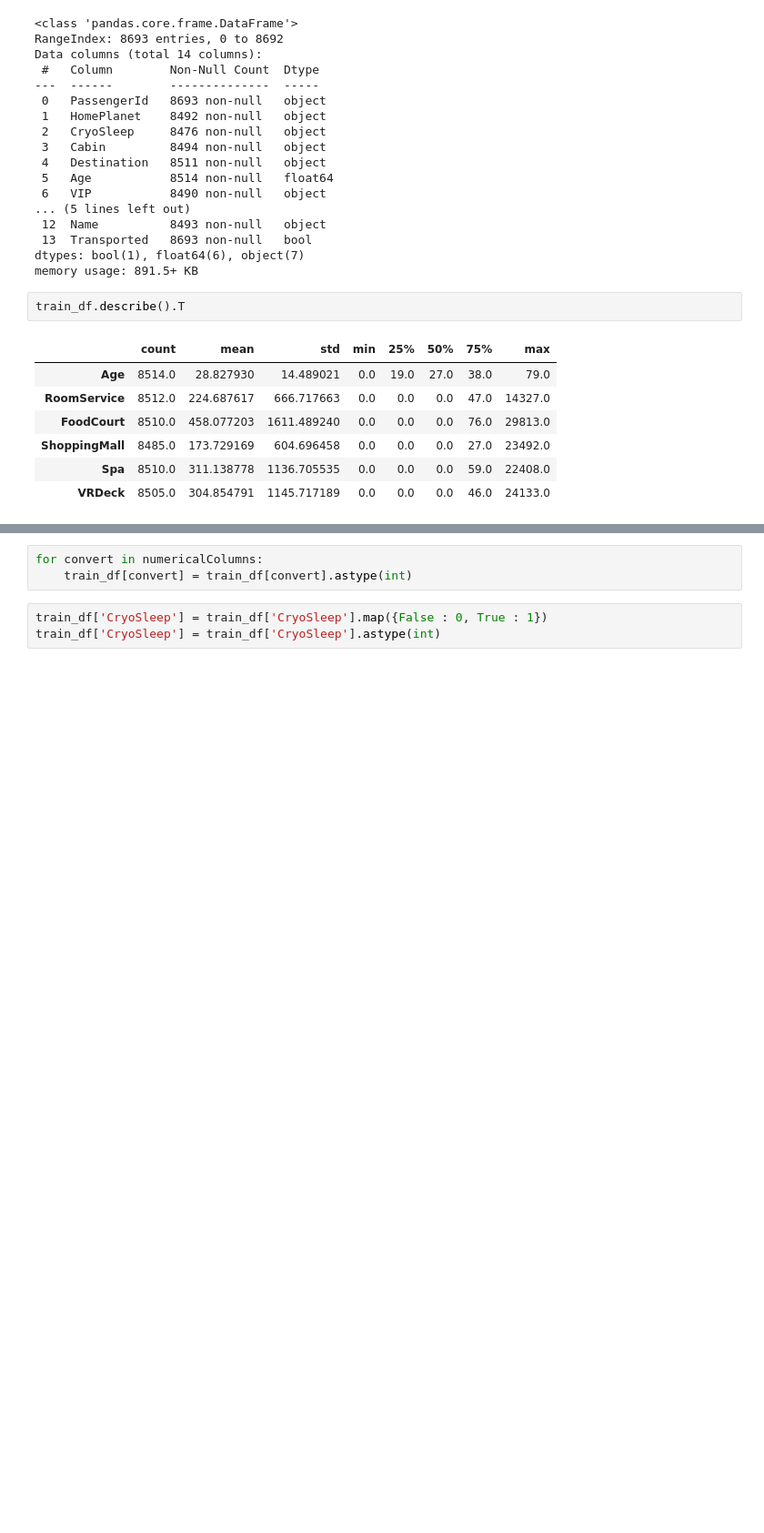
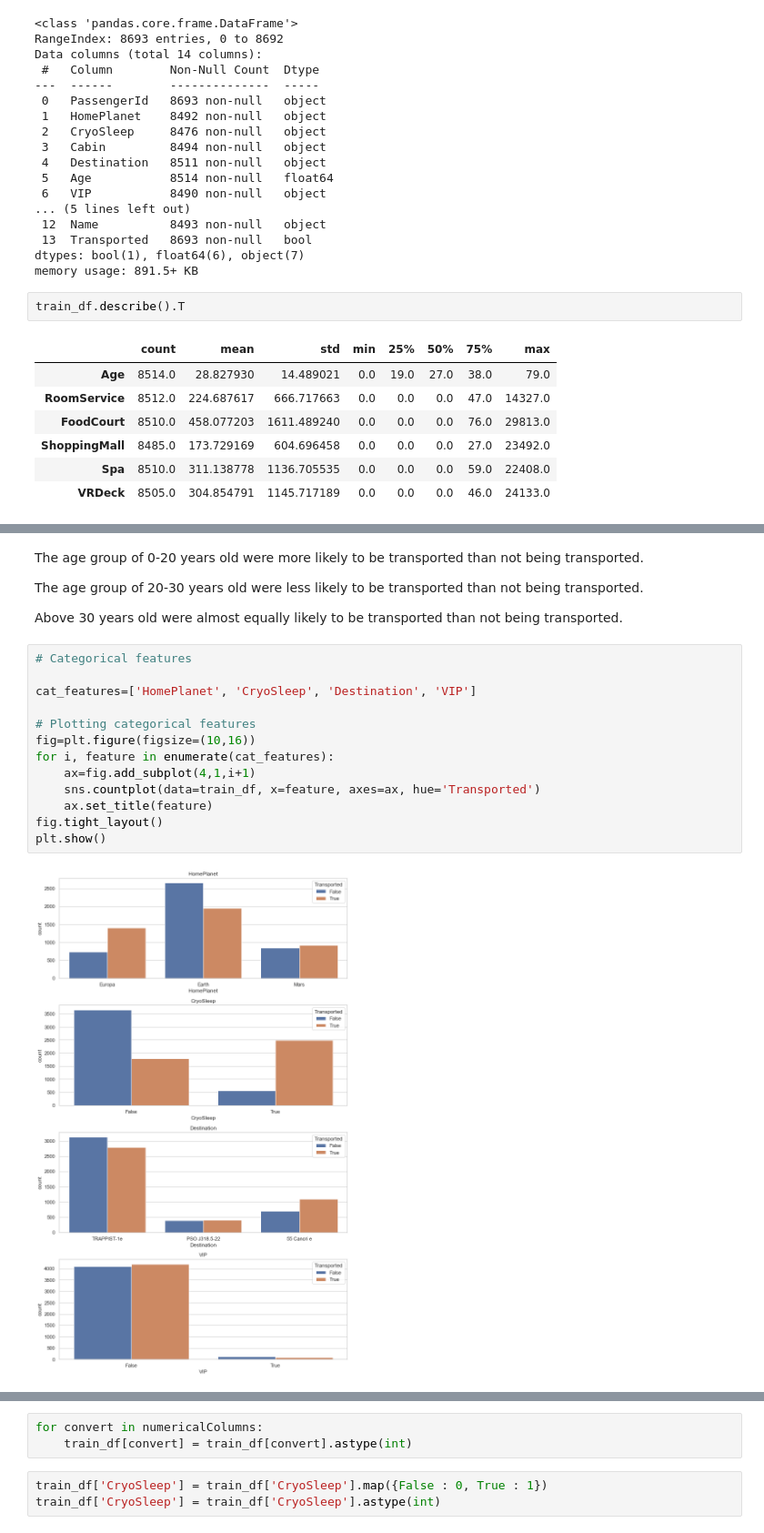
Before and after one commit to BharadwajPeringara/Spaceship_Titanic, a Jupyter notebook: spaceship.ipynb, the cells around one changed output, grey strips where cells are left out. Shown: that part at 91% size. Cells and saved outputs as stored; diff of their text form; blank space fills up the shorter version.

```diff
--- a/spaceship.ipynb
+++ b/spaceship.ipynb
@@ -115,0 +152,21 @@ Name: Transported, dtype: int64
+# %% [markdown]
+The age group of 0-20 years old were more likely to be transported than not being transported.
+
+The age group of 20-30 years old were less likely to be transported than not being transported.
+
+Above 30 years old were almost equally likely to be transported than not being transported.
+# %%
+# Categorical features
+
+cat_features=['HomePlanet', 'CryoSleep', 'Destination', 'VIP']
+
+# Plotting categorical features
+fig=plt.figure(figsize=(10,16))
+for i, feature in enumerate(cat_features):
+    ax=fig.add_subplot(4,1,i+1)
+    sns.countplot(data=train_df, x=feature, axes=ax, hue='Transported')
+    ax.set_title(feature)
+fig.tight_layout()
+plt.show()
+# %% [output]
+[figure, added]
```
Also changed, not shown: parts of 31 cells of this notebook.
